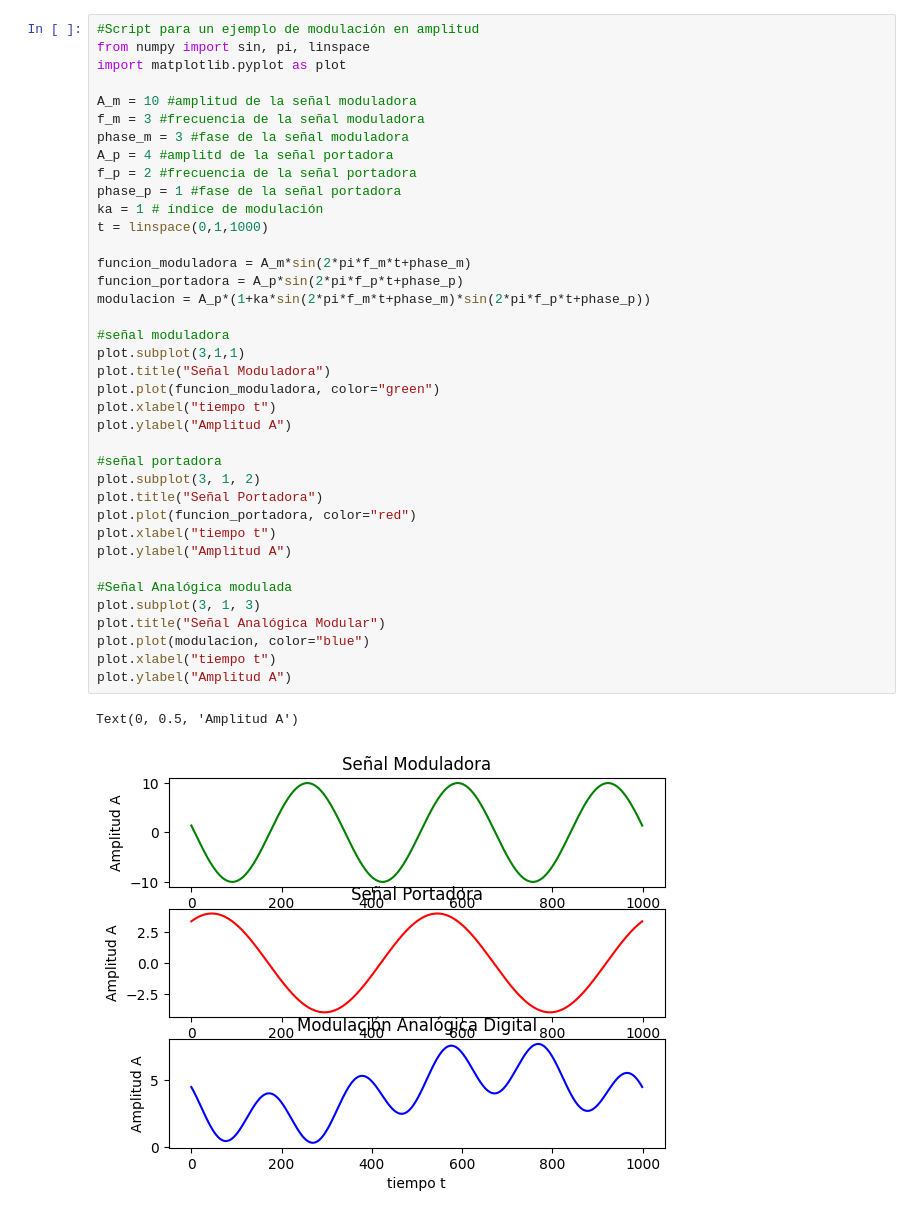
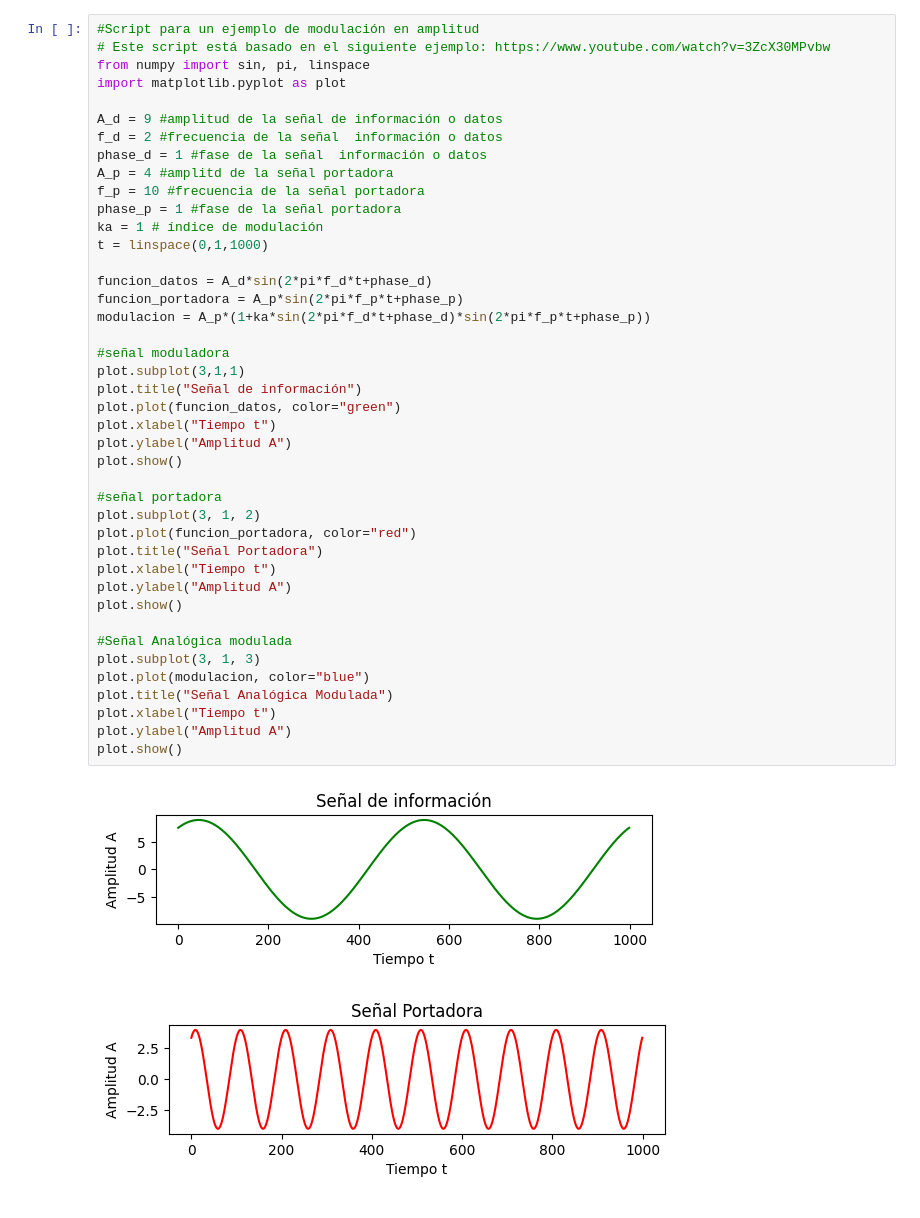
Before and after one commit to SaulG21/Lab7Networking22O, a Jupyter notebook: signal/Saul/CompuestaModulada.ipynb, the cells around one changed output. Cells and saved outputs as stored; diff of their text form.

```diff
--- a/signal/Saul/CompuestaModulada.ipynb
+++ b/signal/Saul/CompuestaModulada.ipynb
@@ -34,42 +52,46 @@ pl.show()
 <img src = "../img/signalModulationAM.png" >
 # %%
 #Script para un ejemplo de modulación en amplitud
+# Este script está basado en el siguiente ejemplo: https://www.youtube.com/watch?v=3ZcX30MPvbw
 from numpy import sin, pi, linspace
 import matplotlib.pyplot as plot
 
-A_m = 10 #amplitud de la señal moduladora
-f_m = 3 #frecuencia de la señal moduladora
-phase_m = 3 #fase de la señal moduladora
+A_d = 9 #amplitud de la señal de información o datos
+f_d = 2 #frecuencia de la señal  información o datos
+phase_d = 1 #fase de la señal  información o datos
 A_p = 4 #amplitd de la señal portadora
-f_p = 2 #frecuencia de la señal portadora
+f_p = 10 #frecuencia de la señal portadora
 phase_p = 1 #fase de la señal portadora
 ka = 1 # índice de modulación
 t = linspace(0,1,1000)
 
-funcion_moduladora = A_m*sin(2*pi*f_m*t+phase_m)
+funcion_datos = A_d*sin(2*pi*f_d*t+phase_d)
 funcion_portadora = A_p*sin(2*pi*f_p*t+phase_p)
-modulacion = A_p*(1+ka*sin(2*pi*f_m*t+phase_m)*sin(2*pi*f_p*t+phase_p))
+modulacion = A_p*(1+ka*sin(2*pi*f_d*t+phase_d)*sin(2*pi*f_p*t+phase_p))
 
 #señal moduladora
 plot.subplot(3,1,1)
-plot.title("Señal Moduladora")
-plot.plot(funcion_moduladora, color="green")
-plot.xlabel("tiempo t")
+plot.title("Señal de información")
+plot.plot(funcion_datos, color="green")
+plot.xlabel("Tiempo t")
 plot.ylabel("Amplitud A")
+plot.show()
 
 #señal portadora
 plot.subplot(3, 1, 2)
+plot.plot(funcion_portadora, color="red")
 plot.title("Señal Portadora")
-plot.plot(funcion_portadora, color="red")
-plot.xlabel("tiempo t")
+plot.xlabel("Tiempo t")
 plot.ylabel("Amplitud A")
+plot.show()
 
 #Señal Analógica modulada
 plot.subplot(3, 1, 3)
-plot.title("Señal Analógica Modular")
 plot.plot(modulacion, color="blue")
-plot.xlabel("tiempo t")
+plot.title("Señal Analógica Modulada")
+plot.xlabel("Tiempo t")
 plot.ylabel("Amplitud A")
+plot.show()
 # %% [output]
-Text(0, 0.5, 'Amplitud A')
-[figure, old version]
+[figure, new version]
+[figure, added]
```
Also changed, not shown: parts of 5 cells of this notebook, 2 other files.
